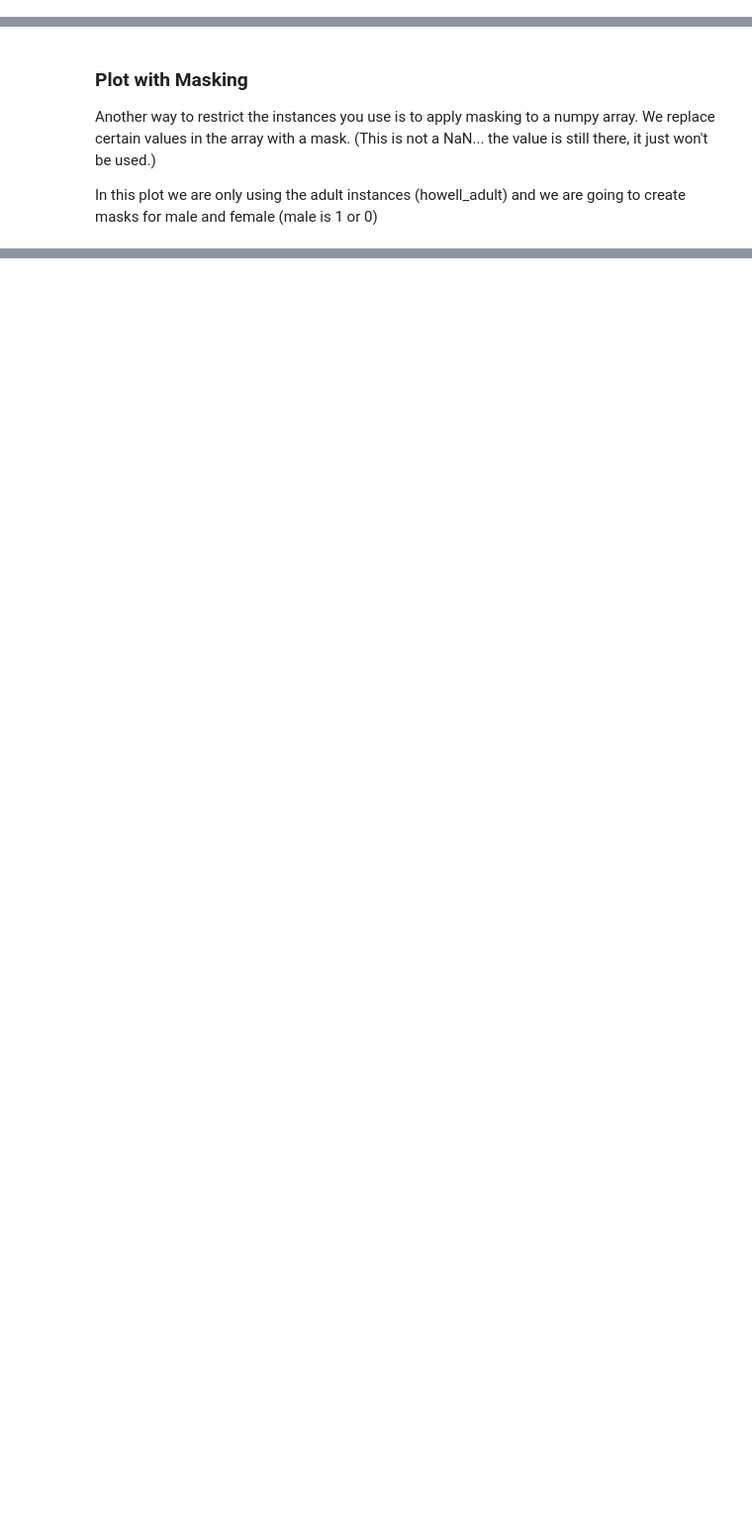
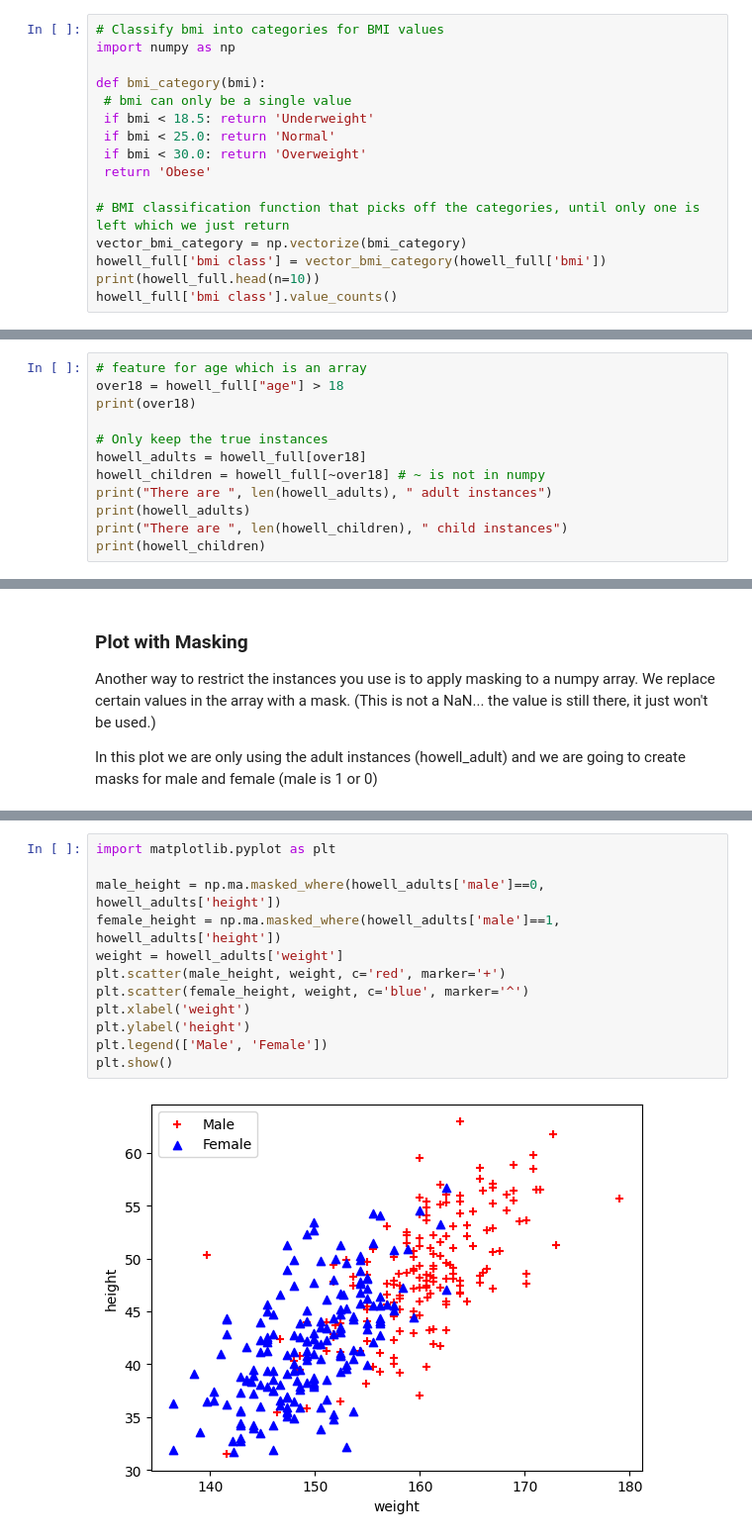
Before and after one commit to bjdawson23/applied-ml-branton, a Jupyter notebook: notebooks/example02/lab2_starter.ipynb, the cells around one changed output, grey strips where cells are left out. Shown: that part at 99% size. Drawn from its saved outputs; the diff is of its cells as text; blank space fills up the shorter version.

```diff
--- a/notebooks/example02/lab2_starter.ipynb
+++ b/notebooks/example02/lab2_starter.ipynb
@@ -60,3 +269,19 @@ When doing a stratefied sampling, we need a feature that is categorical.  In oth
     - Obese greater than 30
 
 Unlike the BMI function, IF does not get applied across an array, so we need to create a version of the function that will.
+# %%
+# Classify bmi into categories for BMI values
+import numpy as np
+
+def bmi_category(bmi):
+ # bmi can only be a single value
+ if bmi < 18.5: return 'Underweight'
+ if bmi < 25.0: return 'Normal'
+ if bmi < 30.0: return 'Overweight'
+ return 'Obese'
+
+# BMI classification function that picks off the categories, until only one is left which we just return
+vector_bmi_category = np.vectorize(bmi_category)
+howell_full['bmi class'] = vector_bmi_category(howell_full['bmi'])
+print(howell_full.head(n=10))
+howell_full['bmi class'].value_counts()
@@ -63,2 +305,14 @@ Unlike the BMI function, IF does not get applied across an array, so we need to
 # %% [markdown]
 ### Splitting the Data by Age
+# %%
+# feature for age which is an array
+over18 = howell_full["age"] > 18
+print(over18)
+
+# Only keep the true instances
+howell_adults = howell_full[over18]
+howell_children = howell_full[~over18] # ~ is not in numpy
+print("There are ", len(howell_adults), " adult instances")
+print(howell_adults)
+print("There are ", len(howell_children), " child instances")
+print(howell_children)
@@ -73,0 +342,14 @@ In this plot we are only using the adult instances (howell_adult) and we are goi
+# %%
+import matplotlib.pyplot as plt
+
+male_height = np.ma.masked_where(howell_adults['male']==0, howell_adults['height'])
+female_height = np.ma.masked_where(howell_adults['male']==1, howell_adults['height'])
+weight = howell_adults['weight']
+plt.scatter(male_height, weight, c='red', marker='+')
+plt.scatter(female_height, weight, c='blue', marker='^')
+plt.xlabel('weight')
+plt.ylabel('height')
+plt.legend(['Male', 'Female'])
+plt.show()
+# %% [output]
+[figure, added]
```
Also changed, not shown: parts of 21 cells of this notebook, 4 other files.
